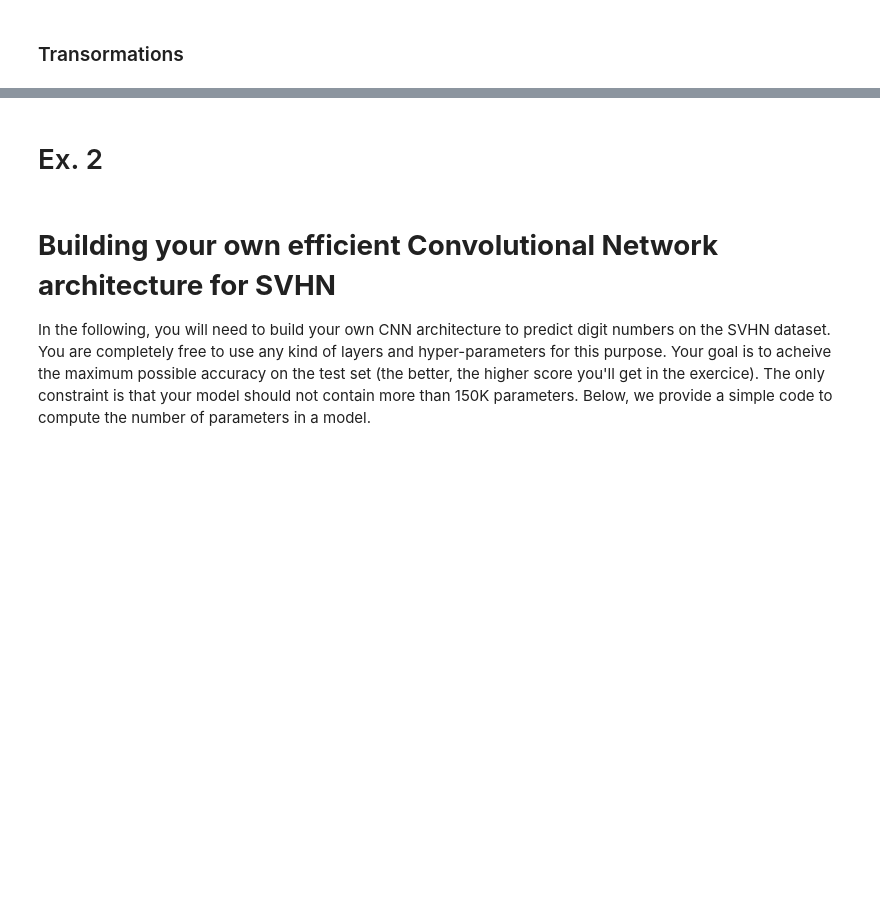
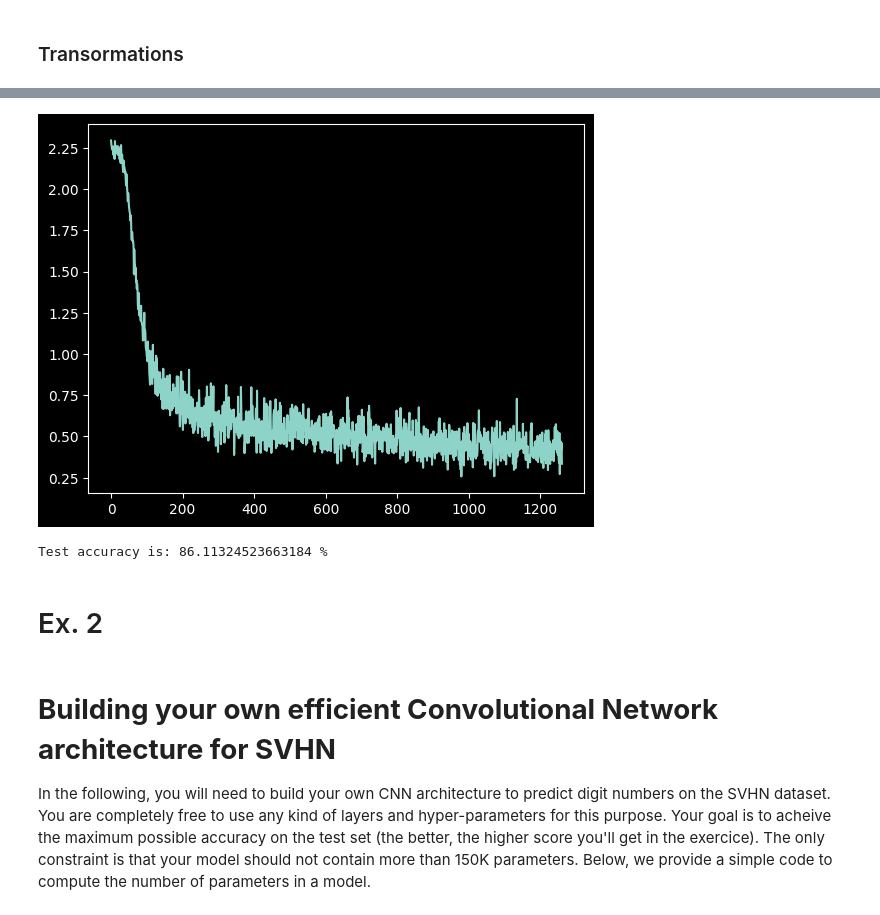
Before and after one commit to albert-santos01/DeepLearning, a Jupyter notebook: P3/P3-QuestionsDone.ipynb, the cells around one changed output, grey strips where cells are left out. Drawn from its saved outputs; the diff is of its cells as text; code cells hidden in the pictures; blank space fills up the shorter version.

```diff
--- a/P3/P3-QuestionsDone.ipynb
+++ b/P3/P3-QuestionsDone.ipynb
@@ -422,0 +644,26 @@ Test accuracy is: 86.34757221880763 %
+# %%
+BaseCNN = BaseConvNet()
+
+criterion = nn.CrossEntropyLoss()
+
+#Initialize optimizer
+learning_rate = .001
+optimizer = torch.optim.Adam(BaseCNN.parameters(), lr = learning_rate)
+
+
+# Device configuration (choose GPU if it is available )
+device = torch.device('cuda:0' if torch.cuda.is_available() else 'cpu')
+num_epochs_ez = 3
+# Train and test the model
+loss_hist_ez = train(BaseCNN, train_loader, optimizer, num_epochs_ez, model_name='ez_model.pkt', device=device)
+
+num_epochs_hard = 2
+loss_hist_hard = train_hard(BaseCNN, train_loader, optimizer, num_epochs_hard, prop=0.7, model_name='hard_model.pkt', device=device)
+
+loss_hist = loss_hist_ez + loss_hist_hard
+plt.plot(loss_hist)
+plt.show()
+
+
+print('Test accuracy is: {} %'.format(test(BaseCNN, test_loader)))
+# %% [output]
@@ -423,3 +682,5 @@ Test accuracy is: 86.34757221880763 %
+[figure, added]
+Test accuracy is: 86.11324523663184 %
 # %% [markdown]
 # Ex. 2
 # %% [markdown]
```
Also changed, not shown: parts of 31 cells of this notebook, 2 other files.
